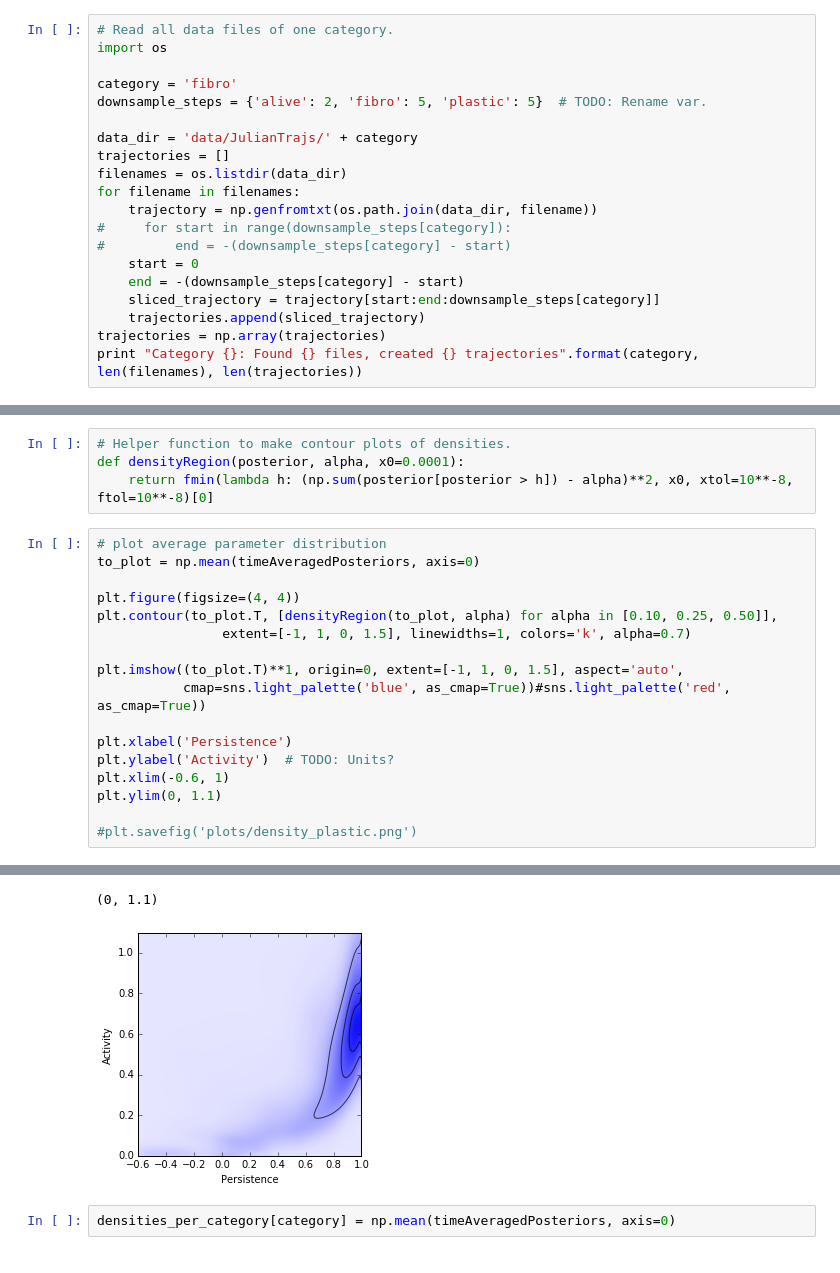
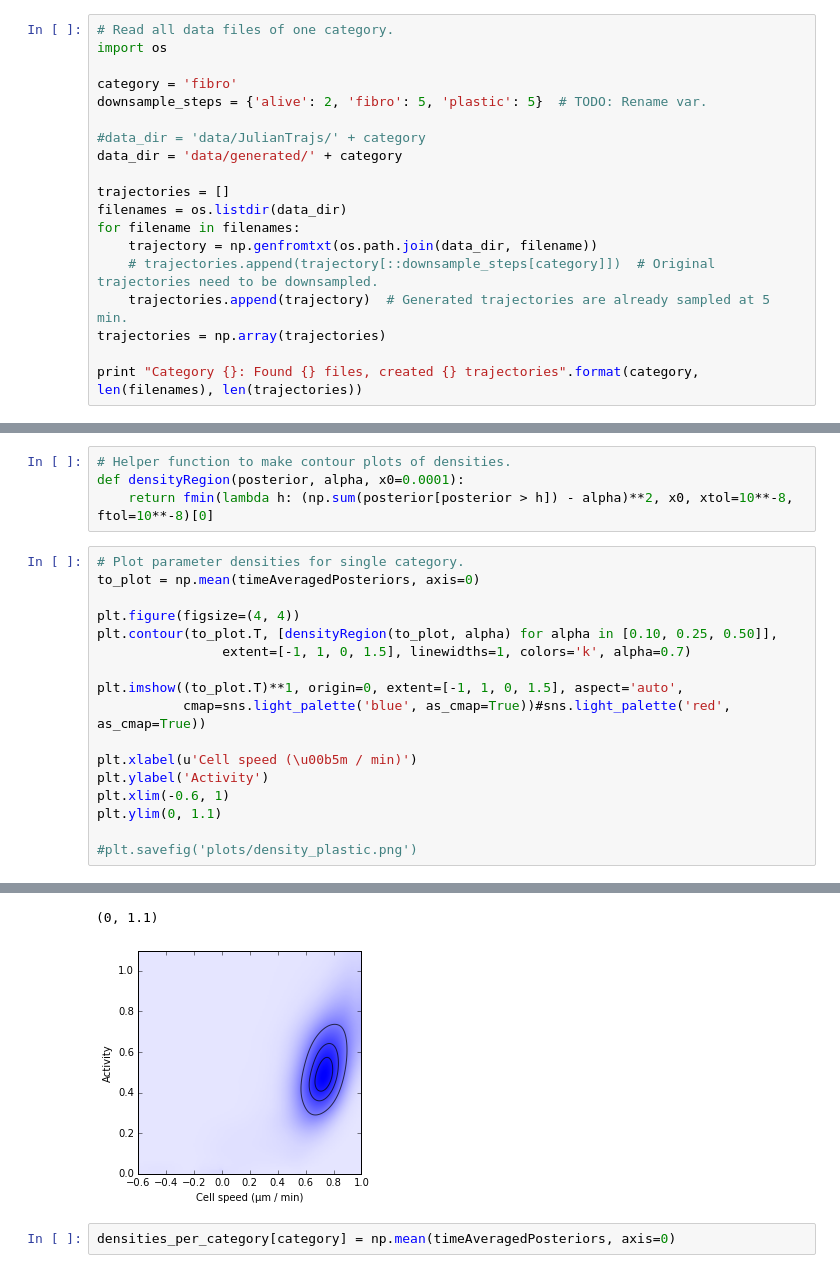
Before and after one commit to jrieke/lstm-biology, a Jupyter notebook: statistics.ipynb, the cells around one changed output, grey strips where cells are left out. Drawn from its saved outputs; the diff is of its cells as text.

```diff
--- a/statistics.ipynb
+++ b/statistics.ipynb
@@ -15,18 +15,17 @@ import os
 category = 'fibro'
 downsample_steps = {'alive': 2, 'fibro': 5, 'plastic': 5}  # TODO: Rename var.
 
-data_dir = 'data/JulianTrajs/' + category
+#data_dir = 'data/JulianTrajs/' + category
+data_dir = 'data/generated/' + category
+
 trajectories = []
 filenames = os.listdir(data_dir)
 for filename in filenames:
     trajectory = np.genfromtxt(os.path.join(data_dir, filename))
-#     for start in range(downsample_steps[category]):
-#         end = -(downsample_steps[category] - start)
-    start = 0
-    end = -(downsample_steps[category] - start)
-    sliced_trajectory = trajectory[start:end:downsample_steps[category]]
-    trajectories.append(sliced_trajectory)
+    # trajectories.append(trajectory[::downsample_steps[category]])  # Original trajectories need to be downsampled.
+    trajectories.append(trajectory)  # Generated trajectories are already sampled at 5 min.
 trajectories = np.array(trajectories)
+
 print "Category {}: Found {} files, created {} trajectories".format(category, len(filenames), len(trajectories))
 # %% [output]
 Category fibro: Found 69 files, created 69 trajectories
@@ -86,7 +82,7 @@ Trajectory 1 of 69
 def densityRegion(posterior, alpha, x0=0.0001):
     return fmin(lambda h: (np.sum(posterior[posterior > h]) - alpha)**2, x0, xtol=10**-8, ftol=10**-8)[0]
 # %%
-# plot average parameter distribution
+# Plot parameter densities for single category.
 to_plot = np.mean(timeAveragedPosteriors, axis=0)
 
 plt.figure(figsize=(4, 4))
@@ -96,8 +92,8 @@ plt.contour(to_plot.T, [densityRegion(to_plot, alpha) for alpha in [0.10, 0.25,
 plt.imshow((to_plot.T)**1, origin=0, extent=[-1, 1, 0, 1.5], aspect='auto',
            cmap=sns.light_palette('blue', as_cmap=True))#sns.light_palette('red', as_cmap=True))
 
-plt.xlabel('Persistence')
-plt.ylabel('Activity')  # TODO: Units?
+plt.xlabel(u'Cell speed (\u00b5m / min)')
+plt.ylabel('Activity')
 plt.xlim(-0.6, 1)
 plt.ylim(0, 1.1)
 
@@ -118,4 +114,4 @@ Optimization terminated successfully.
 (0, 1.1)
-[figure, old version]
+[figure, new version]
 # %%
 densities_per_category[category] = np.mean(timeAveragedPosteriors, axis=0)
```
Also changed, not shown: parts of 6 cells of this notebook, 3 other files.
